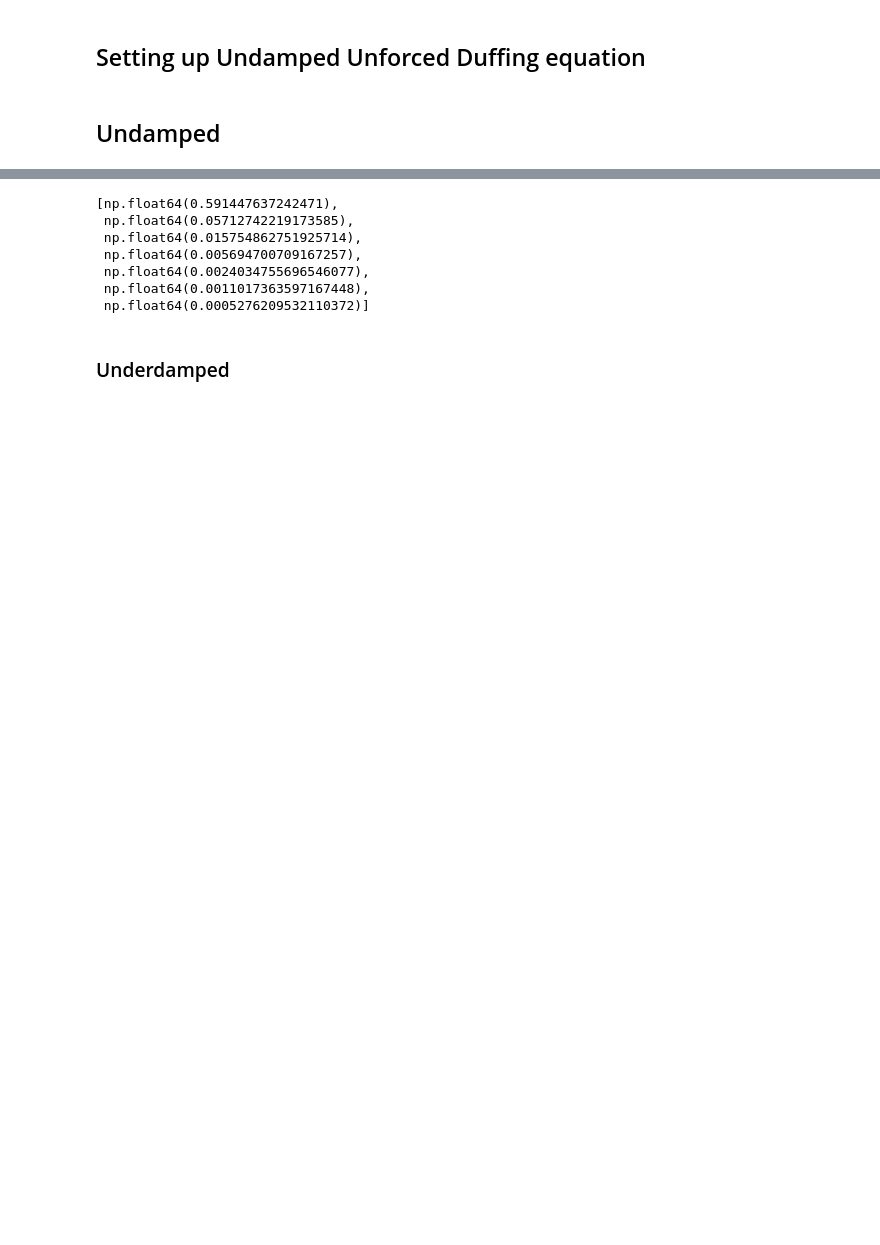
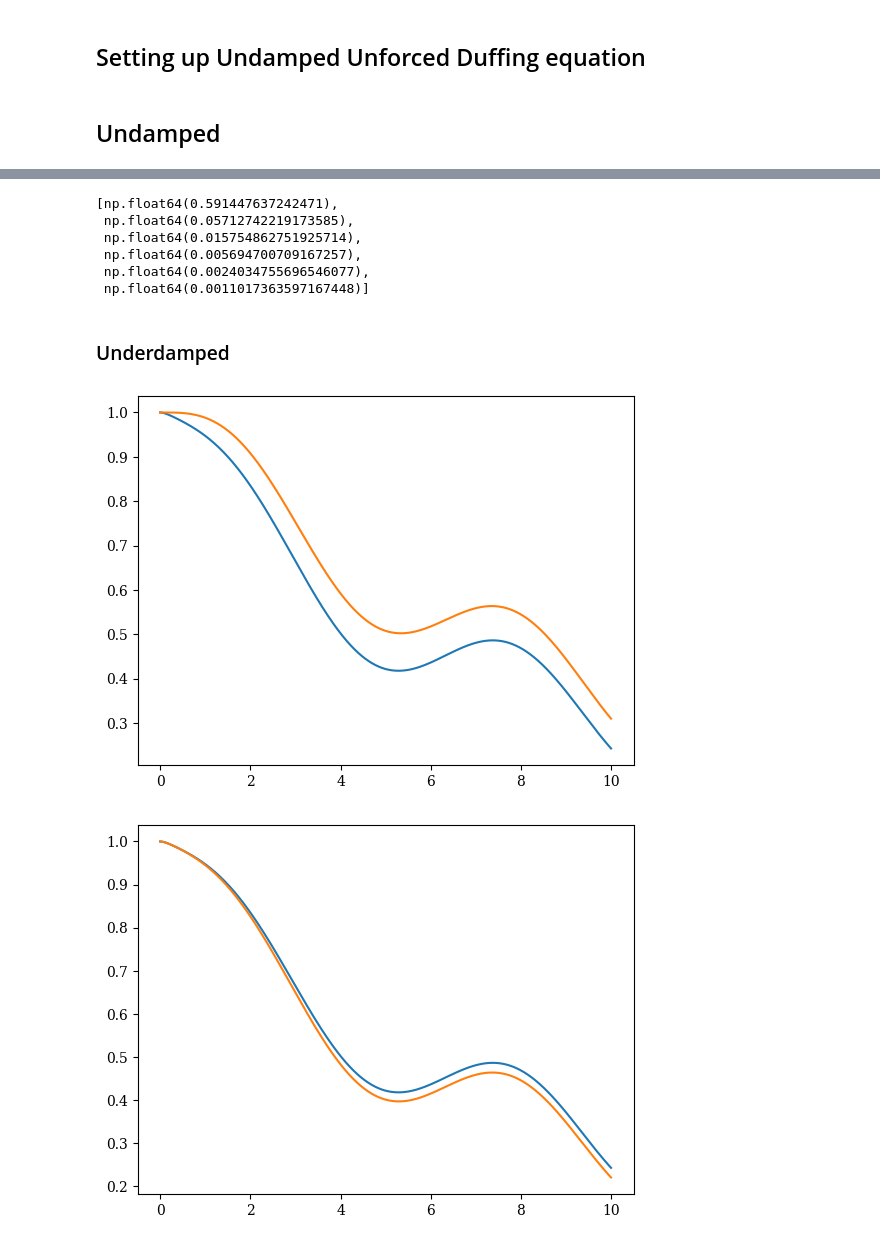
Before and after one commit to esemsc-dda24/PTL-PINNs, a Jupyter notebook: ptlpinns/results/oscillator/numerical_oscillator.ipynb, the cells around one changed output, grey strips where cells are left out. Saved outputs shown, nothing was run; the diff lists cells and outputs as text; code cells hidden in the pictures; blank space fills up the shorter version.

```diff
--- a/ptlpinns/results/oscillator/numerical_oscillator.ipynb
+++ b/ptlpinns/results/oscillator/numerical_oscillator.ipynb
@@ -29,7 +29,7 @@ x_lin = [x_0[0, :]]
 ddot_x_lin = [np.gradient(x_0[1, :], t_eval)]
 w_sol = [w_0]
 # %%
-n_corrections = 6
+n_corrections = 5
 
 for p in range(1, n_corrections + 1):
 
@@ -117,7 +113,48 @@ error_dash
  np.float64(0.015754862751925714),
  np.float64(0.005694700709167257),
  np.float64(0.0024034755696546077),
- np.float64(0.0011017363597167448),
- np.float64(0.0005276209532110372)]
+ np.float64(0.0011017363597167448)]
 # %% [markdown]
 ### Underdamped
+# %%
+epsilon = 0.5
+zeta_underdamped = 5
+# %%
+ode_0_underdamped = equations.ode_oscillator_1D(w_0=1, zeta=zeta_underdamped, forcing_1D=lambda t: np.cos(t), epsilon=0)
+x_0_underdamped = numerical.solve_ode_equation(ode_0_underdamped, (t_eval[0], t_eval[-1]), t_eval, [1,0])
+x_lin_underdamped = [x_0_underdamped.T]
+
+for p in range(1, 10 + 1):
+
+    x_n_forcing = standard.calculate_forcing(p, [(3, 1)], x_lin_underdamped)
+
+    # defining forcing array as a function
+    x_n_forcing_interp = CubicSpline(t_eval, x_n_forcing)
+
+    # defining ode for x_n
+    def ode_x_n(t, y):
+        return np.array([y[1], - (w_0 ** 2) * y[0] - 2 * w_0 * zeta_underdamped * y[1] + x_n_forcing_interp(t)])
+
+    x_lin_underdamped.append(numerical.solve_ode_equation(ode_x_n, t_span, t_eval, np.array([0,0])).T)
+# %%
+ode_nl_underdamped = equations.ode_oscillator_1D(w_0=1, zeta=zeta_underdamped, forcing_1D= lambda t: np.cos(t), epsilon=epsilon)
+num_nl_underdamped = numerical.solve_ode_equation(ode_nl_underdamped, (t_eval[0], t_eval[-1]), t_eval, ic)[0, :]
+# %%
+error_dash = []
+x_underdamped = np.ones_like(x_lin_underdamped[0][:, 0])
+
+for i in range(10 + 1):
+
+    if i == 0:
+        x_underdamped = x_lin_underdamped[0][:, 0]
+    else:
+        x_underdamped += (epsilon ** i) * x_lin_underdamped[i][:, 0]
+
+    error_dash.append(np.mean(np.abs(x_underdamped - num_nl_underdamped)))
+
+    plt.plot(t_eval, num_nl_underdamped)
+    plt.plot(t_eval, x_underdamped)
+    plt.show()
+# %% [output]
+[figure, added]
+[figure, added]
```
Also changed, not shown: parts of 6 cells of this notebook, 5 other files.
